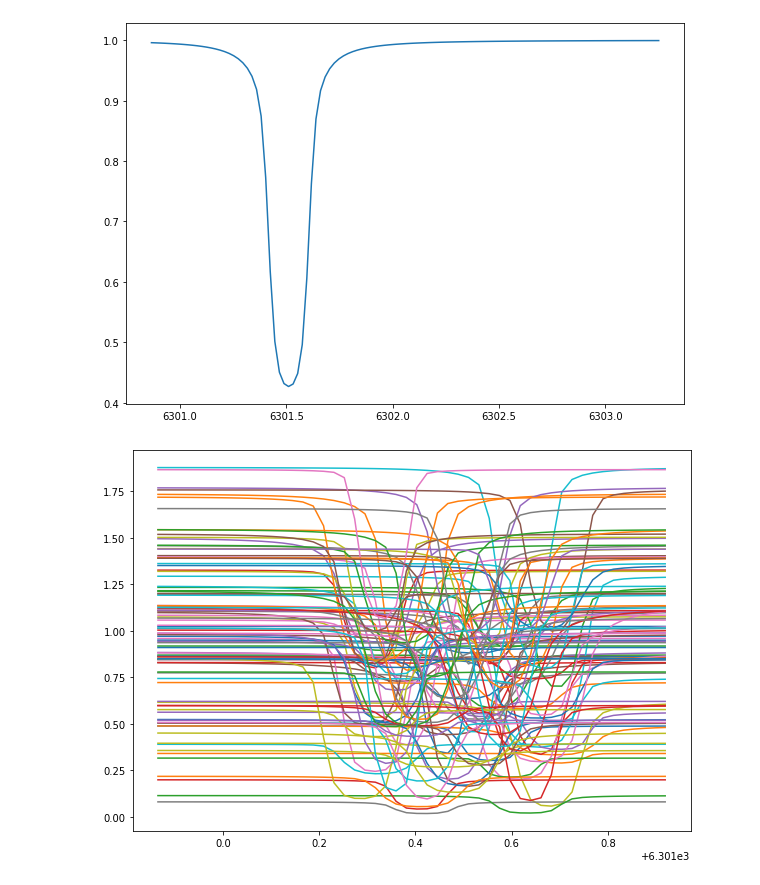
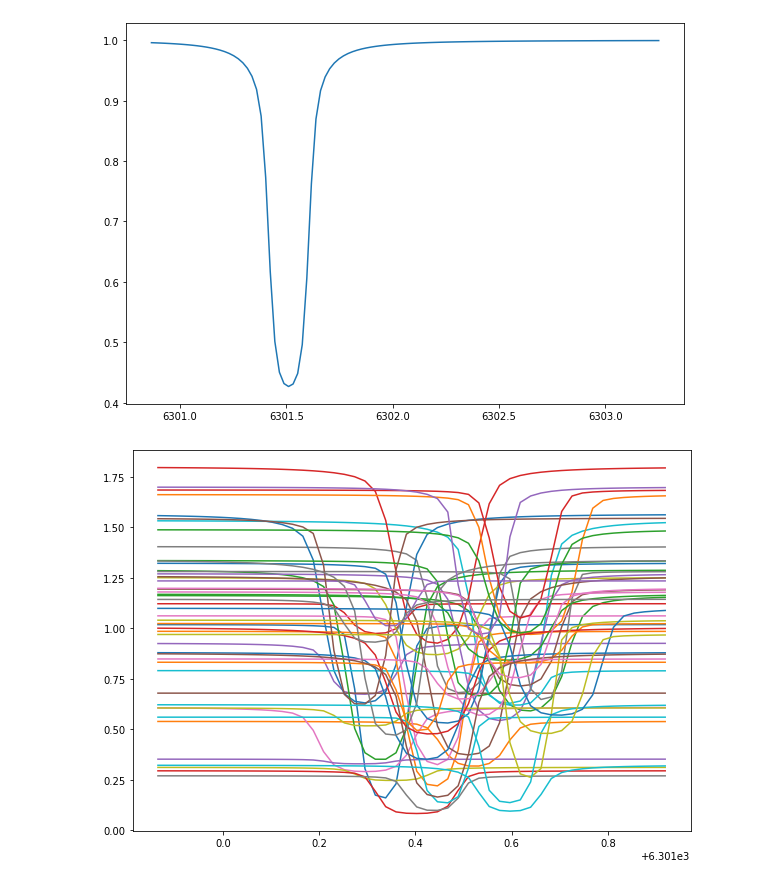
Before and after one commit to ivanzmilic/me_mcmc, a Jupyter notebook: scalar_me_mcmc.ipynb, the cells around one changed output. Drawn from its saved outputs; the diff is of its cells as text; code cells hidden in the pictures.

```diff
--- a/scalar_me_mcmc.ipynb
+++ b/scalar_me_mcmc.ipynb
@@ -100,29 +102,29 @@ def ln_post(params, x, y, error):
 # %%
 import emcee
 ndim = 6
-nwalkers = 100 # this is number of random points
+nwalkers = 50 # this is number of random points
 i = 150
 j = 150
 
 x_data = ll[:50]
 y_data = stokes[i,j,0,:50]
 errors = np.zeros(50)
-errors[:] = y_data[0]*1E-3
+errors[:] = y_data[0]*1E-2
 
 
 starting_params = np.zeros([nwalkers,ndim])
 starting_params[:,0] = np.random.uniform(0.,1.,nwalkers)
 starting_params[:,1] = np.random.uniform(0.,1.,nwalkers)
 starting_params[:,2] = np.random.uniform(10.,100.,nwalkers)
 starting_params[:,3] = np.random.uniform(-10.,10.,nwalkers)
 starting_params[:,4] = np.random.uniform(1.0,2.0,nwalkers)
 starting_params[:,5] = np.random.uniform(1E-2,1E-1,nwalkers)
 
 plt.figure(figsize=[10,7])
 for i in range (0,nwalkers):
     plt.plot(x_data,me_scalar(starting_params[i,:],x_data))
 # %% [output]
-[figure, old version]
+[figure, new version]
 # %%
 sampler = emcee.EnsembleSampler(nwalkers, ndim, ln_post, args=[x_data,y_data,errors])
 
```
Also changed, not shown: parts of 5 cells of this notebook.
